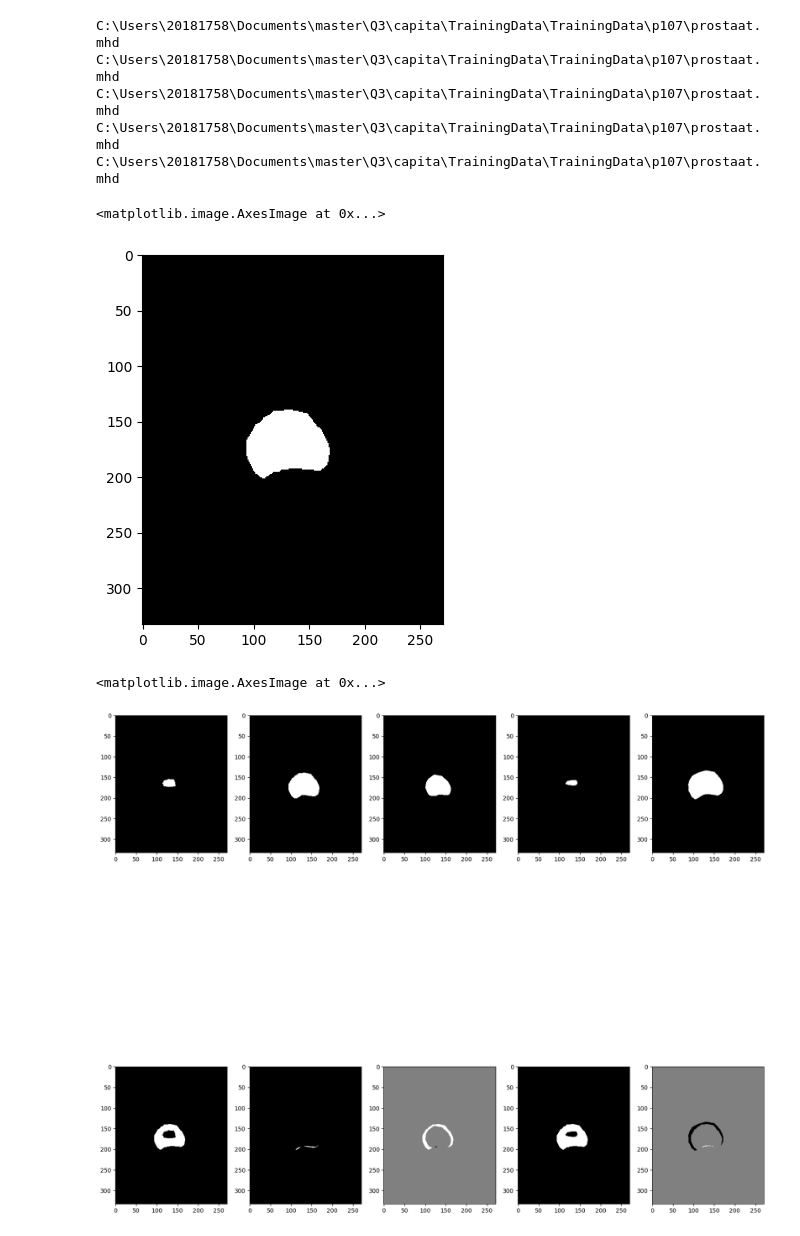
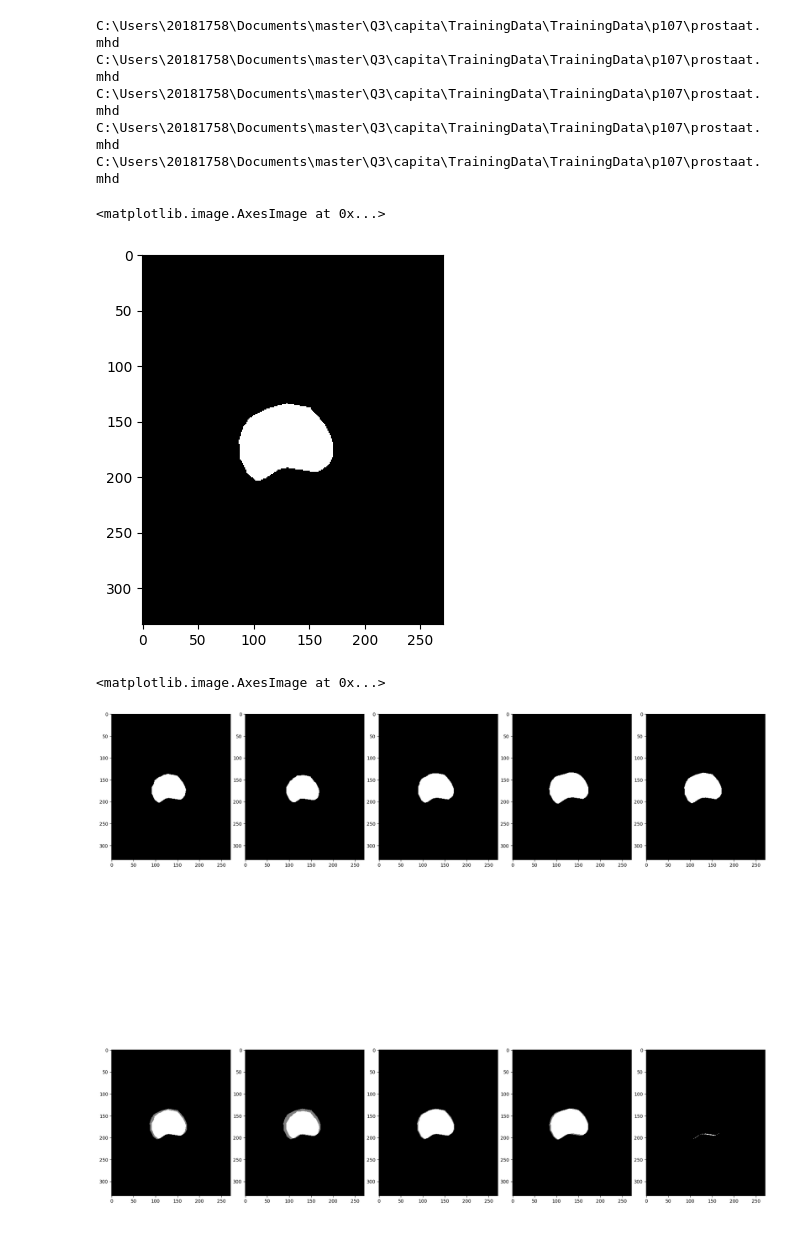
Before and after one commit to LarsV167/Capita_selecta, a Jupyter notebook: Staple.ipynb, the cells around one changed output. Saved outputs shown, nothing was run; the diff lists cells and outputs as text; code cells hidden in the pictures.

Commit message:
staple update

```diff
--- a/Staple.ipynb
+++ b/Staple.ipynb
@@ -48,7 +48,7 @@ def Atlas(patient_list=[],data_paths='path',slices=[]):
 #Little test with the same patient
 patient_list=['p107','p107','p107','p107', 'p107']
 data_path=r'C:\Users\20181758\Documents\master\Q3\capita\TrainingData\TrainingData'
-slices=[34,42,39,33,45]
+slices=[43,42,44,46,45]
 
 multi_atlas=Atlas(patient_list,data_path,slices)
 # %% [output]
@@ -61,31 +61,31 @@ C:\Users\20181758\Documents\master\Q3\capita\TrainingData\TrainingData\p107\pros
 plt.imshow(multi_atlas,cmap='gray')
 # %% [output]
 <matplotlib.image.AxesImage at 0x...>
-[figure, old version]
+[figure, new version]
 # %%
-#Even gekeken hoe de masks eruit zien.
+#Just checking the masks and differences with the STAPLE mask
 
 data_path=r'C:\Users\20181758\Documents\master\Q3\capita\TrainingData\TrainingData\p107\prostaat.mhd'
 im=imageio.imread(data_path)
 
-fig,ax=plt.subplots(2,5,figsize=(20,20))
+fig,ax=plt.subplots(2,5,figsize=(20,20),constrained_layout = True)
 
-dif1=multi_atlas-im[34,:,:]
-dif2=im[42,:,:]-multi_atlas
-dif3=multi_atlas-im[39,:,:]
-dif4=multi_atlas-im[33,:,:]
+dif1=multi_atlas+im[43,:,:]
+dif2=multi_atlas+im[42,:,:]
+dif3=multi_atlas+im[44,:,:]
+dif4=multi_atlas+im[46,:,:]
 dif5=multi_atlas-im[45,:,:]
 
-ax[0,0].imshow(im[34,:,:],cmap='gray')
+ax[0,0].imshow(im[43,:,:],cmap='gray')
 ax[0,1].imshow(im[42,:,:],cmap='gray')
-ax[0,2].imshow(im[39,:,:],cmap='gray')
-ax[0,3].imshow(im[33,:,:],cmap='gray')
+ax[0,2].imshow(im[44,:,:],cmap='gray')
+ax[0,3].imshow(im[46,:,:],cmap='gray')
 ax[0,4].imshow(im[45,:,:],cmap='gray')
 ax[1,0].imshow(dif1,cmap='gray')
 ax[1,1].imshow(dif2,cmap='gray')
 ax[1,2].imshow(dif3,cmap='gray')
 ax[1,3].imshow(dif4,cmap='gray')
 ax[1,4].imshow(dif5,cmap='gray')
 # %% [output]
 <matplotlib.image.AxesImage at 0x...>
-[figure, old version]
+[figure, new version]
```
Also changed, not shown: parts of 1 cell of this notebook.
